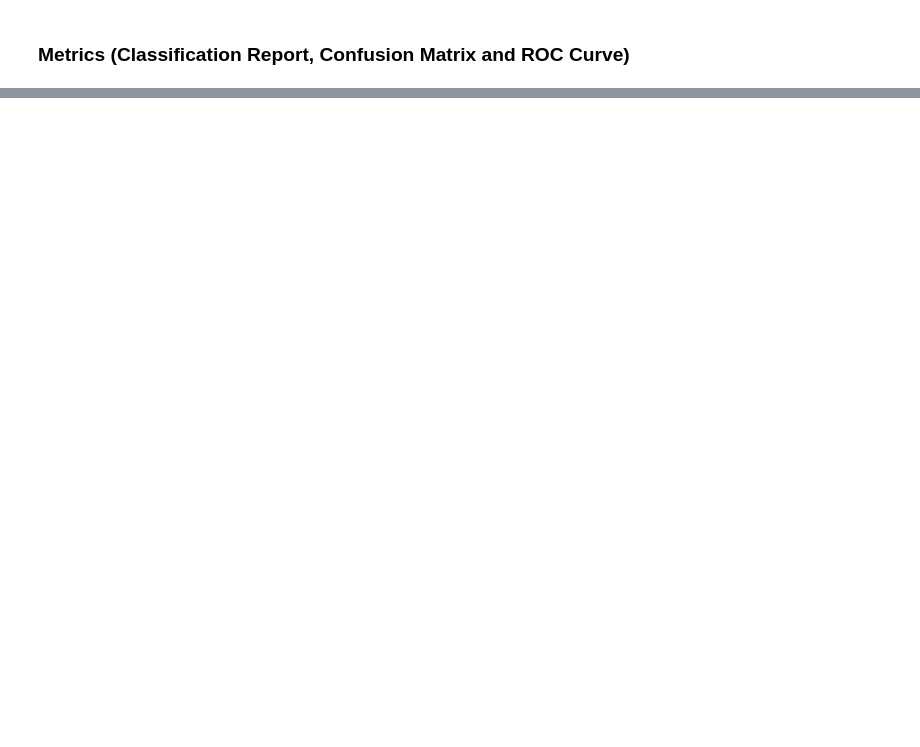
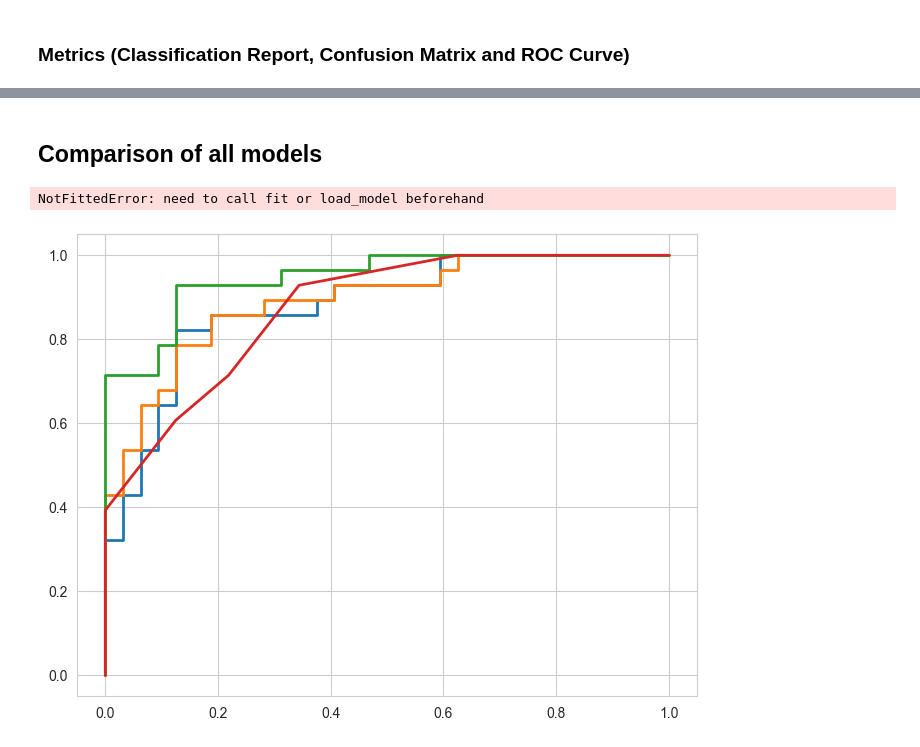
Before and after one commit to hjf11/Heart-Disease-Cleveland-UCI-Classification, a Jupyter notebook: Heart_Disease_Classification.ipynb, the cells around one changed output, grey strips where cells are left out. Cells and saved outputs as stored; diff of their text form; code cells hidden in the pictures; blank space fills up the shorter version.

```diff
--- a/Heart_Disease_Classification.ipynb
+++ b/Heart_Disease_Classification.ipynb
@@ -714,3 +737,10 @@ weighted avg       0.73      0.72      0.72        60
 # print_classification_report_from_model(best_nn, X_train, y_train)
 
 # print_metrics(best_nn, X_test, y_test)
+# %% [markdown]
+## Comparison of all models
+# %%
+plot_roc_curves(best_models, model_names, X_test, y_test)
+# %% [output]
+NotFittedError: need to call fit or load_model beforehand
+[figure, added]
```
Also changed, not shown: parts of 22 cells of this notebook, 2 other files.
